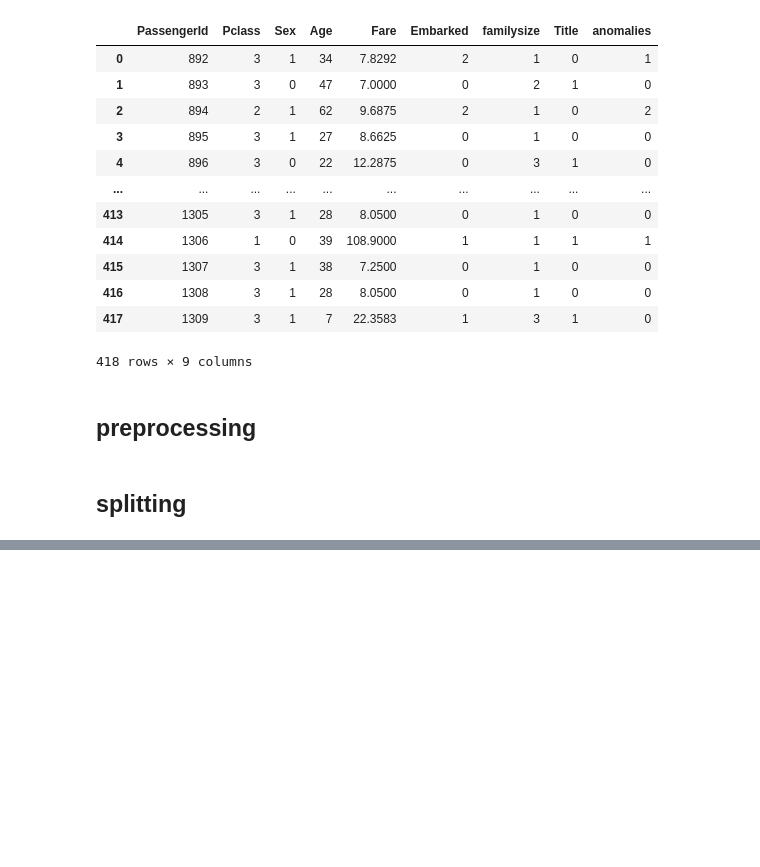
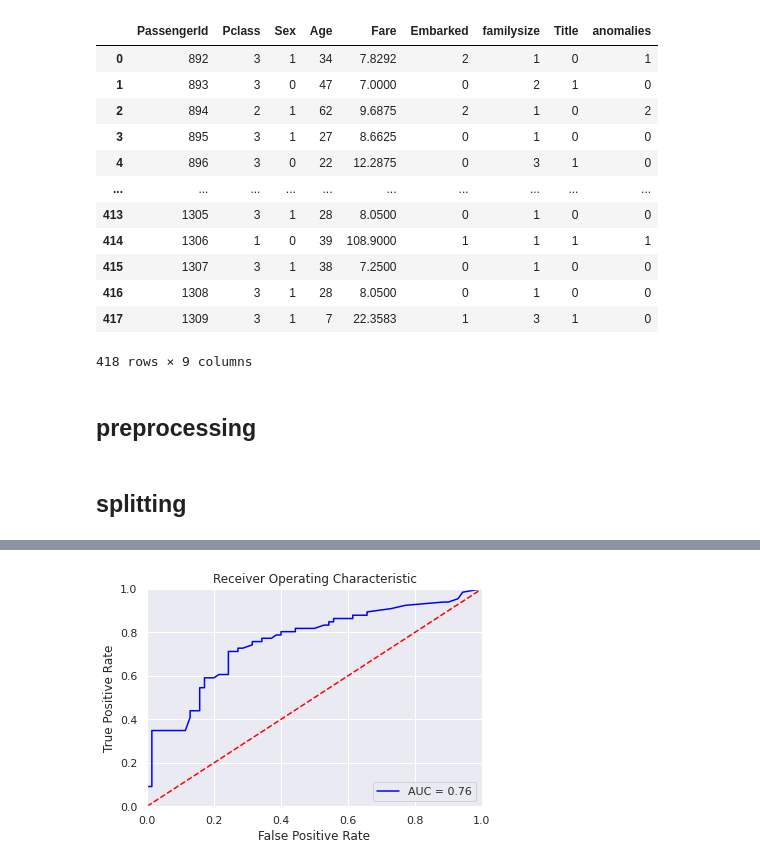
Before and after one commit to chienazazaz/Titanic, a Jupyter notebook: Titanic2.ipynb, the cells around one changed output, grey strips where cells are left out. Saved outputs shown, nothing was run; the diff lists cells and outputs as text; code cells hidden in the pictures; blank space fills up the shorter version.

```diff
--- a/Titanic2.ipynb
+++ b/Titanic2.ipynb
@@ -501,12 +517,10 @@ validation_target = validation_target.astype(np.int)
 #outline
 input_size = 8
 output_size = 2
-hidden_layer_size = 100
-init_mode = 'he_normal'
+hidden_layer_size = 50
+init_mode = 'uniform'
 
 model = tf.keras.Sequential([tf.keras.layers.Dense(hidden_layer_size,kernel_initializer=init_mode, activation = 'relu'),
-                             tf.keras.layers.Dense(hidden_layer_size,kernel_initializer=init_mode, activation = 'relu'),
-                             tf.keras.layers.Dense(hidden_layer_size,kernel_initializer=init_mode, activation = 'relu'),
                              tf.keras.layers.Dense(hidden_layer_size,kernel_initializer=init_mode, activation = 'relu'),
                              tf.keras.layers.Dense(hidden_layer_size,kernel_initializer=init_mode, activation = 'relu'),
                              tf.keras.layers.Dense(output_size,kernel_initializer=init_mode, activation = 'softmax')
@@ -514,22 +528,22 @@ model = tf.keras.Sequential([tf.keras.layers.Dense(hidden_layer_size,kernel_init
 
 #setting hyperparameter
 batch_size = 100
-max_epochs = 100
+max_epochs = 70
 learning_rate = 0.001
 decay_rate = learning_rate/max_epochs
 momentum = 0.9
 early_stopping = tf.keras.callbacks.EarlyStopping(patience = 3)
 
 #compile
-rms = tf.keras.optimizers.RMSprop(lr=0.001, rho=0.9, momentum = 0.8, epsilon=None, decay=decay_rate)
-sgd = tf.keras.optimizers.SGD(lr = learning_rate, momentum = momentum, decay = decay_rate, nesterov = False)
+#rms = tf.keras.optimizers.RMSprop(lr=0.001, rho=0.9, momentum = 0.8, epsilon=None, decay=decay_rate)
+#sgd = tf.keras.optimizers.SGD(lr = learning_rate, momentum = momentum, decay = decay_rate, nesterov = False)
 
-model.compile(optimizer = rms, loss = 'sparse_categorical_crossentropy', metrics = ['accuracy'])
+model.compile(optimizer = 'adam', loss = 'sparse_categorical_crossentropy', metrics = ['accuracy'])
 
 #schedule learning rate
 
 def scheduler(epoch):
-    if epoch < 4:
+    if epoch < 15:
         return 0.001
     else:
         return 0.001 * tf.math.exp(-decay_rate*epoch)
@@ -644,0 +646,11 @@ result = model.predict_classes(test_input)
+# %%
+rf = RandomForestClassifier(n_estimators = 100,
+                            min_samples_split= 100,
+                            min_samples_leaf= 100,
+                            max_features= 2,
+                            max_depth= 3,
+                            criterion = 'gini',
+                            bootstrap= True)
+# %%
+rf.fit(train_input, train_target)
+result_rf = rf.predict(test_input)
@@ -644,0 +713,17 @@ result = model.predict_classes(test_input)
+# %%
+probs = rf.predict_proba(validation_input)
+preds = probs[:,1]
+fpr, tpr, threshold = metrics.roc_curve(validation_target, preds)
+roc_auc = metrics.auc(fpr, tpr)
+import matplotlib.pyplot as plt
+plt.title('Receiver Operating Characteristic')
+plt.plot(fpr, tpr, 'b', label = 'AUC = %0.2f' % roc_auc)
+plt.legend(loc = 'lower right')
+plt.plot([0, 1], [0, 1],'r--')
+plt.xlim([0, 1])
+plt.ylim([0, 1])
+plt.ylabel('True Positive Rate')
+plt.xlabel('False Positive Rate')
+plt.show()
+# %% [output]
+[figure, added]
```
Also changed, not shown: parts of 30 cells of this notebook.
